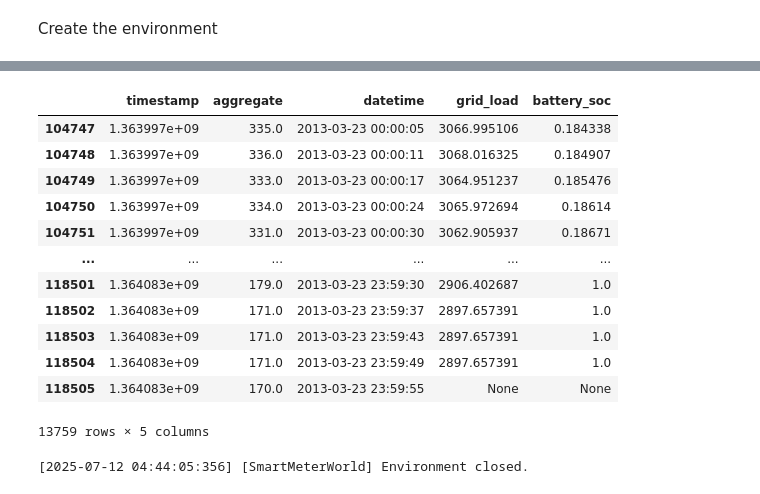
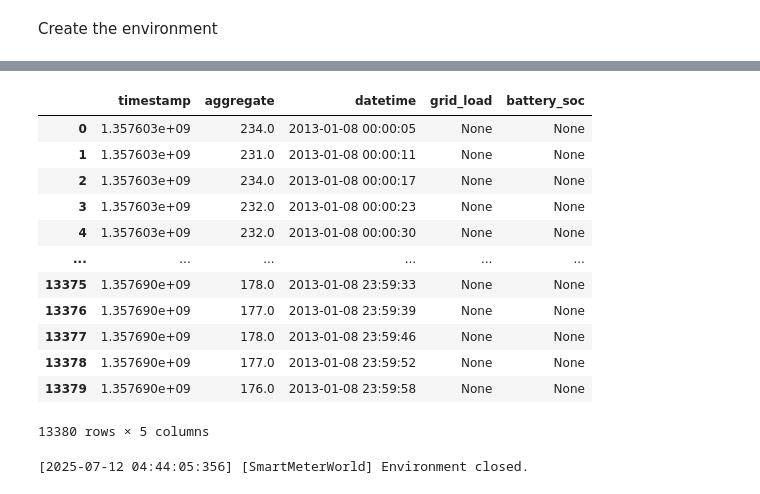
Before and after one commit to mmmmmm44/AdversarialSMControl, a Jupyter notebook: rl_training.ipynb, the cells around one changed output, grey strips where cells are left out. Drawn from its saved outputs; the diff is of its cells as text; code cells hidden in the pictures.

```diff
--- a/rl_training.ipynb
+++ b/rl_training.ipynb
@@ -91,12 +106,12 @@ aggregate_load_segments_train
 # %%
 from rl_env.env_data_loader import SmartMeterDataLoader
 
-sm_dl = SmartMeterDataLoader(
+sm_dl_train = SmartMeterDataLoader(
     aggregate_load_segments=aggregate_load_segments_train,
     aggregate_load_df=aggregate_load_df_train
 )
 
-sm_dl.get_divided_segments_length()
+sm_dl_train.get_divided_segments_length()
 # %% [output]
 162
 # %%
@@ -176,11 +183,11 @@ sys.path.append(str(Path('rl_env')))
 
 from rl_env.hrl_env import SmartMeterWorld
 
-env = SmartMeterWorld(
-    aggregate_load_df=load_segment,
+env_train = SmartMeterWorld(
+    smart_meter_data_loader=sm_dl_train,
     render_mode="human",
 )
 
-env.set_h_network(h_network)
-env.set_h_network_stdscaler(h_network_stdscaler)
+env_train.set_h_network(h_network)
+env_train.set_h_network_stdscaler(h_network_stdscaler)
 # %% [output]
@@ -215,13 +233,13 @@ tensorboard_log_path = Path("rl_model", "PPO", f"{rl_datetime.strftime('%Y%m%d_%
 
 rl_model = PPO(
     "MultiInputPolicy",
-    env,
+    env_train,
     verbose=2,
     tensorboard_log=tensorboard_log_path
 )
 
 rl_model.learn(
-    total_timesteps=300000,
+    total_timesteps=100000,
     progress_bar=True,
     tb_log_name="PPO_SmartMeterWorld"
 )
@@ -264,10 +360,10 @@ Logging to rl_model/PPO/20250712_020127/PPO_SmartMeterWorld_1
 # %%
-obs, info = env.reset()
+obs, info = env_train.reset()
 for i in range(1):
     done = False
     while not done:
         action, _states = rl_model.predict(obs, deterministic=True)
-        obs, reward, done, truncated, info = env.step(action)
-        print_log(f"Step: {env.current_step}, Action: {action}, Reward: {reward}")
-        env.render()
+        obs, reward, done, truncated, info = env_train.step(action)
+        print_log(f"Step: {env_train.episode.get_current_step()}, Action: {action}, Reward: {reward}")
+        env_train.render()
 # %% [output]
@@ -291,19 +387,19 @@ for i in range(1):
 # %%
-env.aggregate_load_df
+env_train.episode.df
 # %% [output]
 |  | timestamp | aggregate | datetime | grid_load | battery_soc |
-| 104747 | 1.363997e+09 | 335.0 | 2013-03-23 00:00:05 | 3066.995106 | 0.184338 |
-| 104748 | 1.363997e+09 | 336.0 | 2013-03-23 00:00:11 | 3068.016325 | 0.184907 |
-| 104749 | 1.363997e+09 | 333.0 | 2013-03-23 00:00:17 | 3064.951237 | 0.185476 |
-| 104750 | 1.363997e+09 | 334.0 | 2013-03-23 00:00:24 | 3065.972694 | 0.18614 |
-| 104751 | 1.363997e+09 | 331.0 | 2013-03-23 00:00:30 | 3062.905937 | 0.18671 |
+| 0 | 1.357603e+09 | 234.0 | 2013-01-08 00:00:05 | None | None |
+| 1 | 1.357603e+09 | 231.0 | 2013-01-08 00:00:11 | None | None |
+| 2 | 1.357603e+09 | 234.0 | 2013-01-08 00:00:17 | None | None |
+| 3 | 1.357603e+09 | 232.0 | 2013-01-08 00:00:23 | None | None |
+| 4 | 1.357603e+09 | 232.0 | 2013-01-08 00:00:30 | None | None |
 | ... | ... | ... | ... | ... | ... |
-| 118501 | 1.364083e+09 | 179.0 | 2013-03-23 23:59:30 | 2906.402687 | 1.0 |
-| 118502 | 1.364083e+09 | 171.0 | 2013-03-23 23:59:37 | 2897.657391 | 1.0 |
-| 118503 | 1.364083e+09 | 171.0 | 2013-03-23 23:59:43 | 2897.657391 | 1.0 |
-| 118504 | 1.364083e+09 | 171.0 | 2013-03-23 23:59:49 | 2897.657391 | 1.0 |
-| 118505 | 1.364083e+09 | 170.0 | 2013-03-23 23:59:55 | None | None |
+| 13375 | 1.357690e+09 | 178.0 | 2013-01-08 23:59:33 | None | None |
+| 13376 | 1.357690e+09 | 177.0 | 2013-01-08 23:59:39 | None | None |
+| 13377 | 1.357690e+09 | 178.0 | 2013-01-08 23:59:46 | None | None |
+| 13378 | 1.357690e+09 | 177.0 | 2013-01-08 23:59:52 | None | None |
+| 13379 | 1.357690e+09 | 176.0 | 2013-01-08 23:59:58 | None | None |
-13759 rows × 5 columns
+13380 rows × 5 columns
 # %%
 # save the graph
 
```
Also changed, not shown: parts of 21 cells of this notebook, 1 other file.
